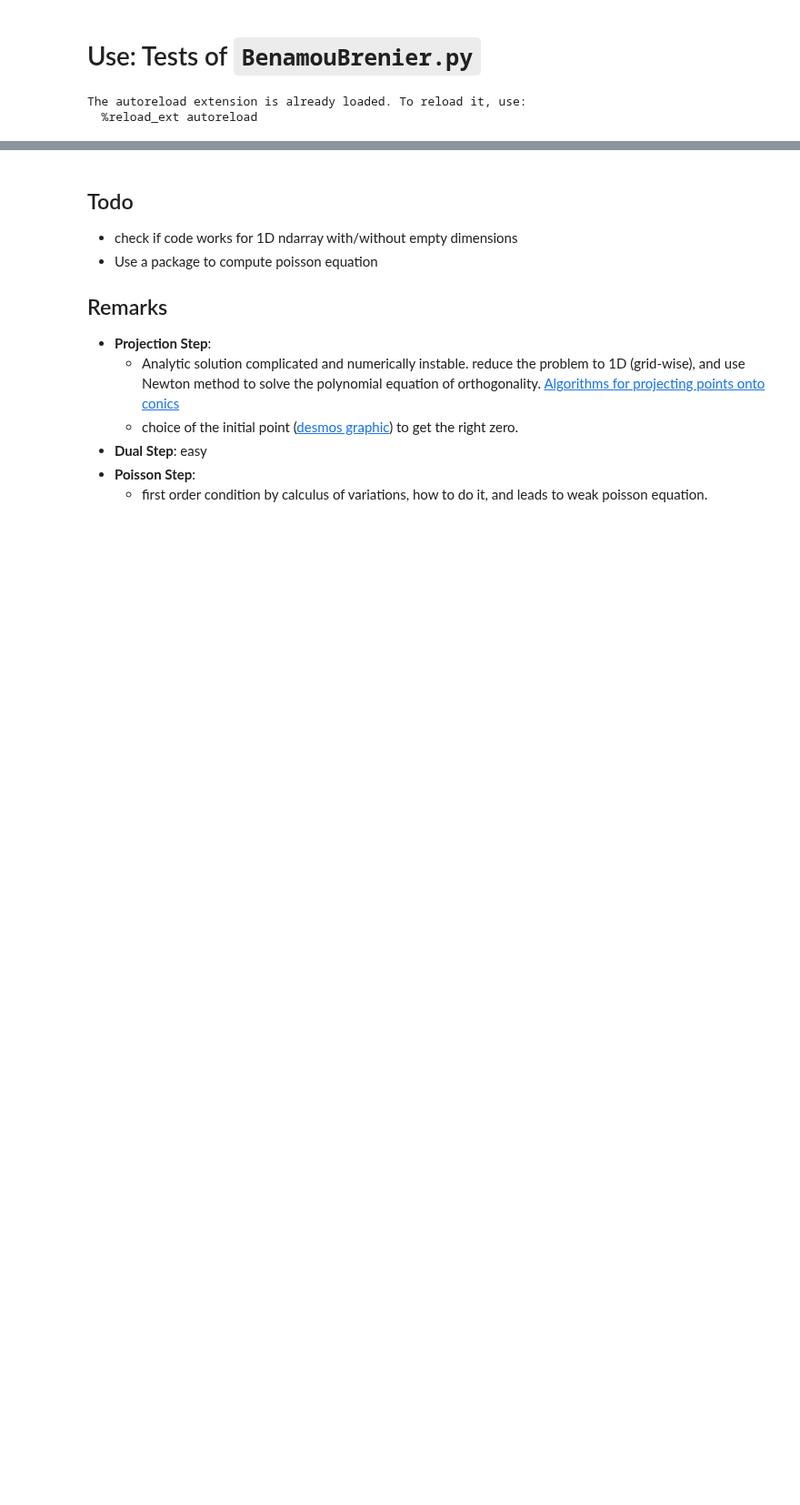
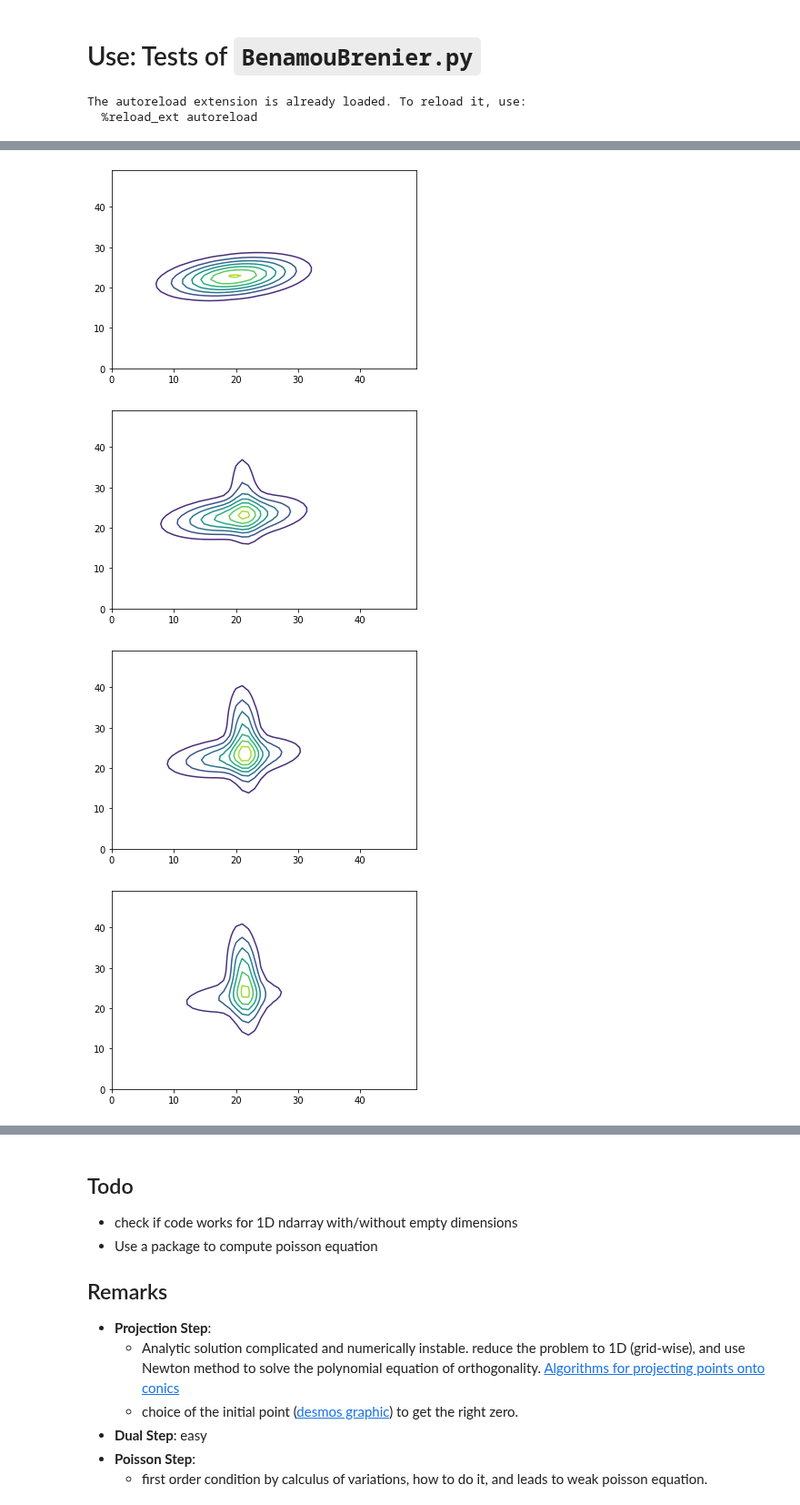
Before and after one commit to Benoit-Muller/Computational-Optimal-Transport, a Jupyter notebook: tests_BB.ipynb, the cells around one changed output, grey strips where cells are left out. Shown at 91% size. Saved outputs shown, nothing was run; the diff lists cells and outputs as text; code cells hidden in the pictures; blank space fills up the shorter version.

```diff
--- a/tests_BB.ipynb
+++ b/tests_BB.ipynb
@@ -47,0 +47,8 @@ NotImplementedError: 3-dimensional Laplace matrix not implemented
+# %%
+for i in range(0,N,10):
+    prob1.plot(i)
+# %% [output]
+[figure, added]
+[figure, added]
+[figure, added]
+[figure, added]
```
Also changed, not shown: parts of 6 cells of this notebook, 5 other files.
